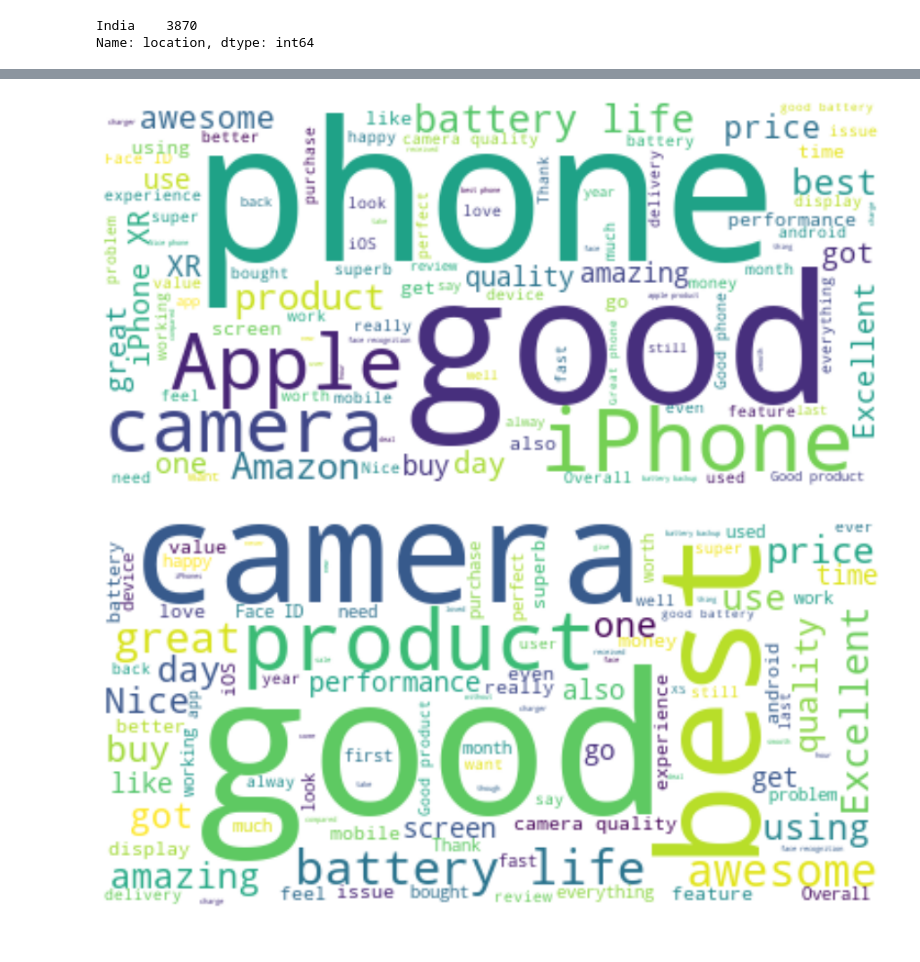
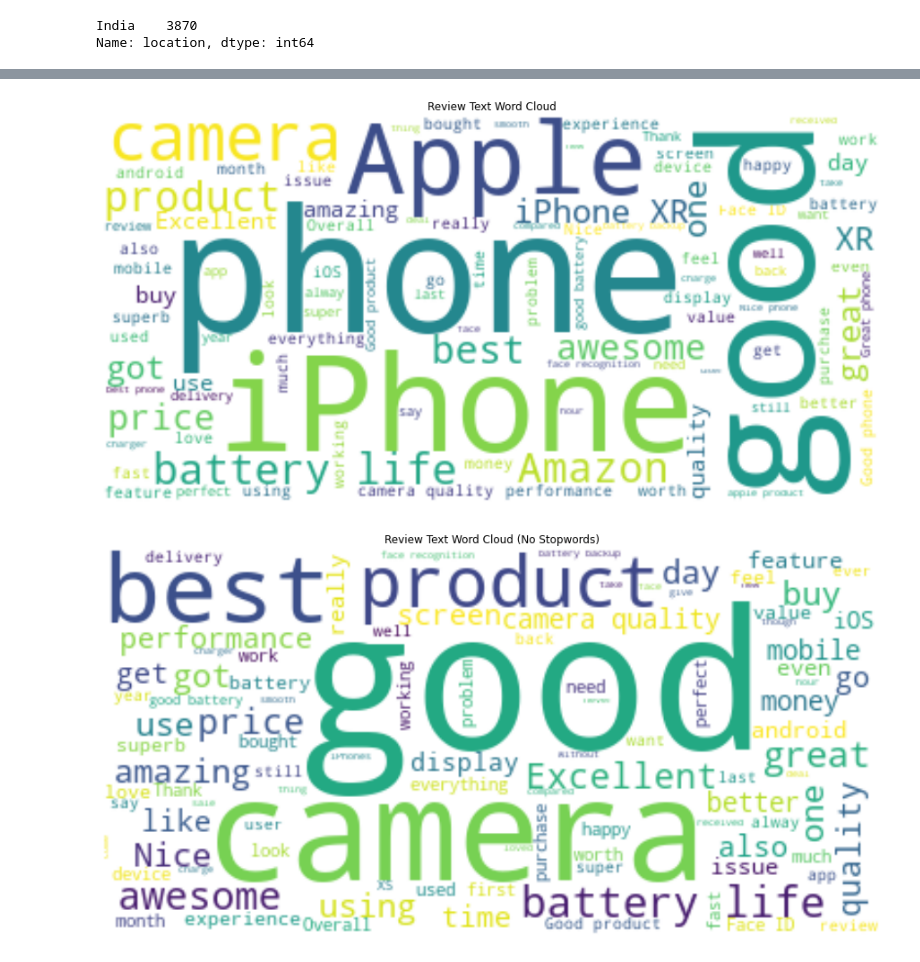
Before and after one commit to gstdl/Amazon-IPhone-XR-Product-Review-Topic-Modeling, a Jupyter notebook: jupyter_notebooks/2. Pre-Modeling Data Analysis & Data Cleaning.ipynb, the cells around one changed output, grey strips where cells are left out. Drawn from its saved outputs; the diff is of its cells as text; code cells hidden in the pictures.

```diff
--- a/jupyter_notebooks/2. Pre-Modeling Data Analysis & Data Cleaning.ipynb
+++ b/jupyter_notebooks/2. Pre-Modeling Data Analysis & Data Cleaning.ipynb
@@ -206,17 +214,18 @@ fig.show()
 # %%
 stop = set(stopwords.words('english'))
 
 wordcloud = WordCloud(
     background_color='white',
     max_words=100,
     stopwords=stop
 ).generate('\n'.join(list(df['text'])))
 
 plt.imshow(wordcloud, interpolation='bilinear')
+plt.title('Review Text Word Cloud')
 plt.axis("off")
 plt.show()
 # %% [output]
-[figure, old version]
+[figure, new version]
 # %%
 stop = set(stopwords.words('english'))
 new_stopwords = ['amazon', 'phone', 'xr', 'iphone', 'apple']
@@ -230,10 +239,11 @@ wordcloud = WordCloud(
 ).generate('\n'.join(list(df['text'])))
 
 plt.imshow(wordcloud, interpolation='bilinear')
+plt.title('Review Text Word Cloud (No Stopwords)')
 plt.axis("off")
 plt.show()
 # %% [output]
-[figure, old version]
+[figure, new version]
 # %%
 # stop = set(stopwords.words('english'))
 
```
Also changed, not shown: parts of 22 cells of this notebook, 1 other file.
